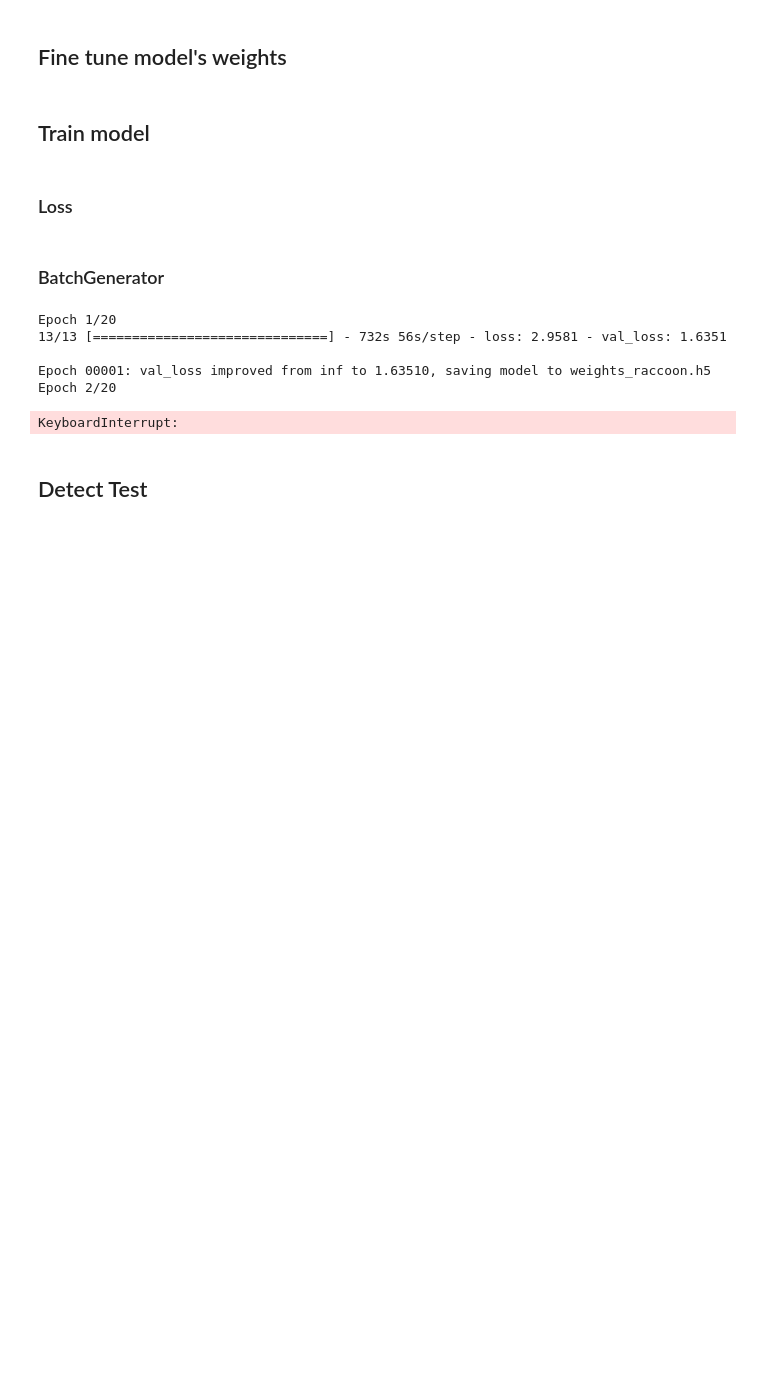
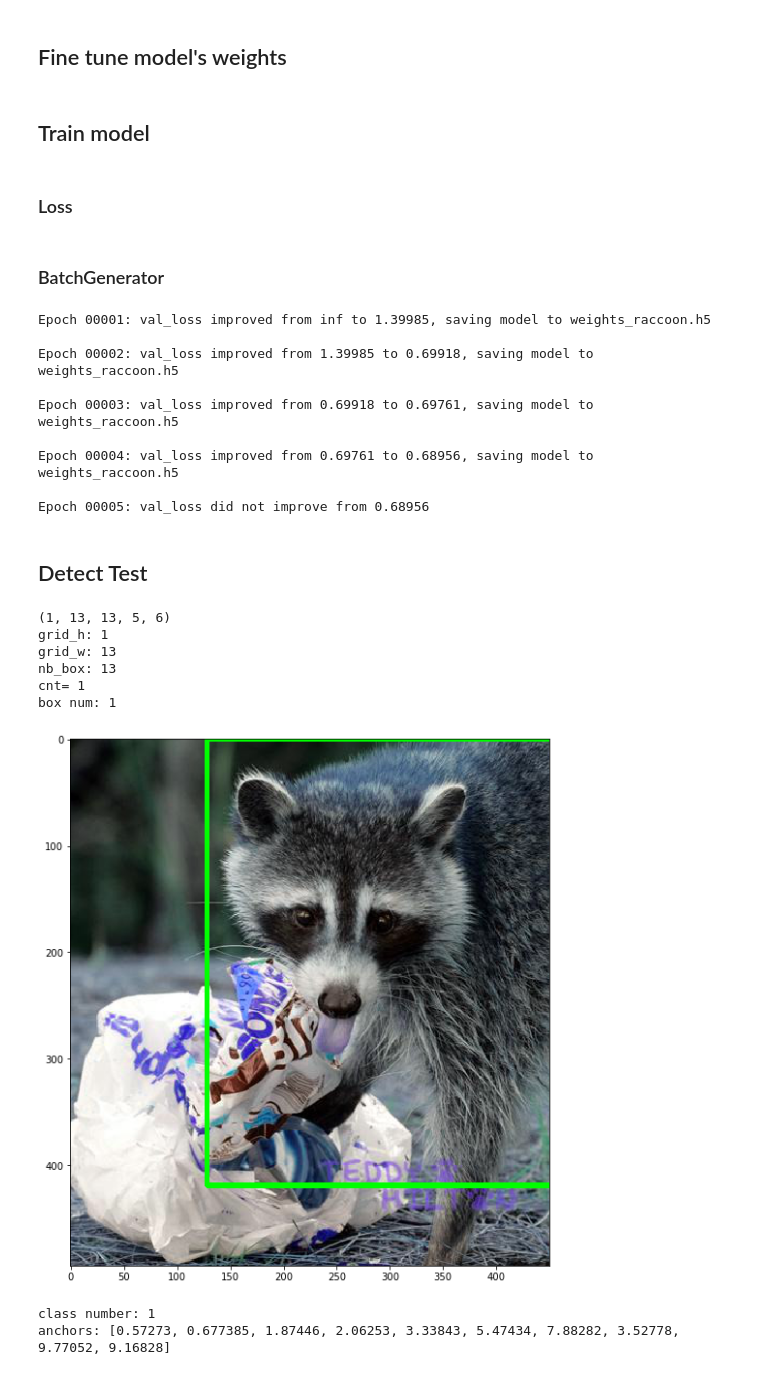
Before and after one commit to yunjieyin/keras-learning-API, a Jupyter notebook: 3.2-YOLOv2-racoo-dataset.ipynb, the cells around one changed output. Saved outputs shown, nothing was run; the diff lists cells and outputs as text; code cells hidden in the pictures; blank space fills up the shorter version.

Commit message:
yolov2 raccoon test

```diff
--- a/3.2-YOLOv2-racoo-dataset.ipynb
+++ b/3.2-YOLOv2-racoo-dataset.ipynb
@@ -26,5 +24,5 @@ Using TensorFlow backend.
 # %%
-ROOT_DIR = '/media/yinyunjie/WD_HDD/dataSets/raccoon/raccoon_dataset-master'
+ROOT_DIR = 'E:/raccoon_dataset-master'
 
 DATA_PATH = os.path.join(ROOT_DIR, 'data')
 
@@ -52,11 +50,11 @@ NO_OBJECT_SCALE = 1.0
 OJECT_SCALE = 5.0
 COORD_SCALE = 1.0
 CLASS_SCALE = 1.0
-BATCH_SIZE = 16
+BATCH_SIZE = 8
 WARM_UP_BATCHS = 0
 TRUE_BOX_BUFFER = 50
 
-wt_path = '/media/yinyunjie/WD_HDD/project/weights/yolov2.weights'
+wt_path = 'E:/yolov2.weights'
 
 train_image_folder = IMAGES_PATH
 train_annot_folder = ANNOTATIONS_PATH
@@ -477,45 +474,83 @@ model.compile(loss=custom_loss, optimizer=optimizer)
 # %%
 history = model.fit_generator(generator = train_batch,
                     steps_per_epoch  = len(train_batch),
-                    epochs           = 20, # 進行200個訓練循環
-                    verbose          = 1,
+                    epochs           = 5, # 進行200個訓練循環
+                    verbose          = 0,
                     validation_data  = valid_batch,
                     validation_steps = len(valid_batch),
-                    callbacks        = [early_stop, checkpoint],
-                    max_queue_size   = 3)
+                    callbacks        = [early_stop, checkpoint])
 # %% [output]
-Epoch 1/20
-13/13 [==============================] - 732s 56s/step - loss: 2.9581 - val_loss: 1.6351
+Epoch 00001: val_loss improved from inf to 1.39985, saving model to weights_raccoon.h5
 
-Epoch 00001: val_loss improved from inf to 1.63510, saving model to weights_raccoon.h5
-Epoch 2/20
+Epoch 00002: val_loss improved from 1.39985 to 0.69918, saving model to weights_raccoon.h5
+
+Epoch 00003: val_loss improved from 0.69918 to 0.69761, saving model to weights_raccoon.h5
+
+Epoch 00004: val_loss improved from 0.69761 to 0.68956, saving model to weights_raccoon.h5
+
+Epoch 00005: val_loss did not improve from 0.68956
-KeyboardInterrupt:
 # %% [markdown]
 ## Detect Test
 # %%
-model.load_weights('weights_raccon.h5')
+# from keras.models import load_model
+# import tensorflow as tf
+# model = load_model('yolov2_raccoon.h5')
+model.load_weights('./weights_raccoon.h5')
 
 dummy_array = np.zeros((1, 1, 1, 1, TRUE_BOX_BUFFER, 4))
 
 
 img_filepath = train_imgs[np.random.randint(len(train_imgs))]['filename']
 
-image = cv2.imread(img_filepath)
+image = cv2.imread('E:/raccoon_dataset-master/images/raccoon-10.jpg')
+
 plt.figure(figsize=(10, 10))
 
 input_image = cv2.resize(image, (416, 416))
 input_image = input_image / 255.
 input_image = np.expand_dims(input_image, 0)
 
 netout = model.predict([input_image, dummy_array])
 
+print(netout.shape)
+grid_h, grid_w, nb_box = netout.shape[:3]
+
+print('grid_h:', grid_h)
+print('grid_w:', grid_w)
+print('nb_box:', nb_box)
+
+
 boxes = decode_netout(netout[0],
-                      obj_threshold=OBJ_THRESHOLD,
-                      nms_threshold=NMS_THRESHOLD,
+                      obj_threshold=0.45,
+                      nms_threshold=0.00005,
                       anchors=ANCHORS,
                       nb_class=CLASS)
 
 image = draw_boxes(image, boxes, labels=LABELS)
 
+cnt = 0
+for box in boxes:
+    cnt += 1
+
+print('cnt=', cnt)
+
+print('box num:', len(boxes))
+#print('boxes[0]', boxes[0])
 plt.imshow(image)
 plt.show()
+
+cv2.imshow('img', image)
+cv2.waitKey(0)
+
+print('class number:', CLASS)
+print('anchors:', ANCHORS)
+# %% [output]
+(1, 13, 13, 5, 6)
+grid_h: 1
+grid_w: 13
+nb_box: 13
+cnt= 1
+box num: 1
+[figure, added]
+class number: 1
+anchors: [0.57273, 0.677385, 1.87446, 2.06253, 3.33843, 5.47434, 7.88282, 3.52778, 9.77052, 9.16828]
```
Also changed, not shown: parts of 5 cells of this notebook.
